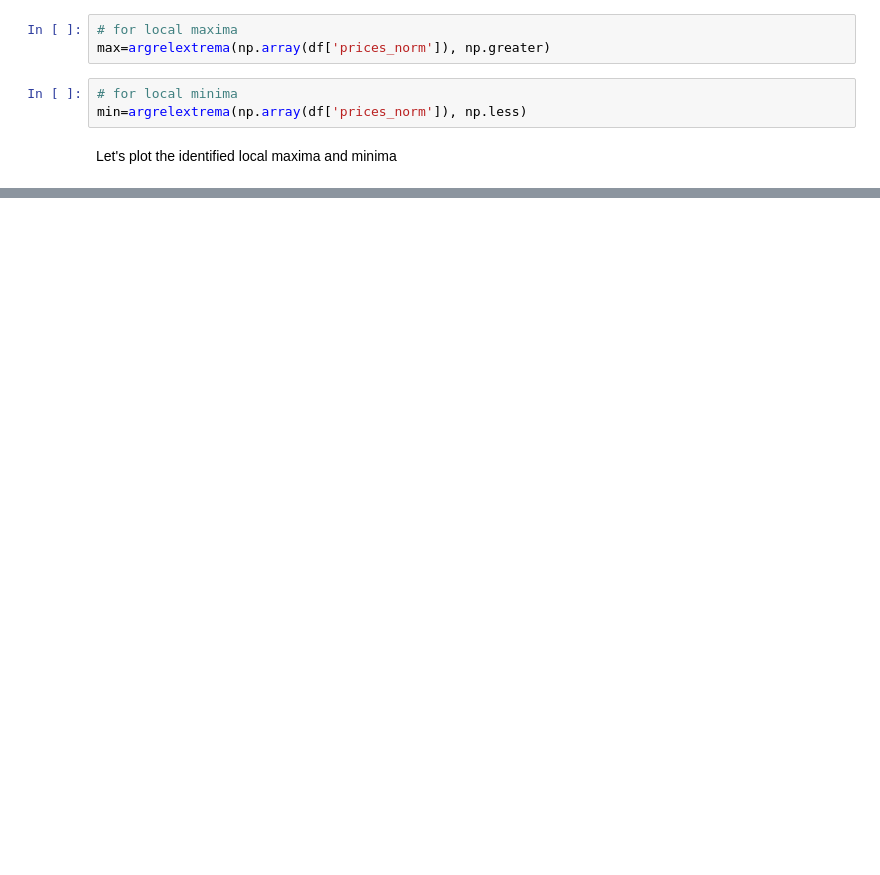
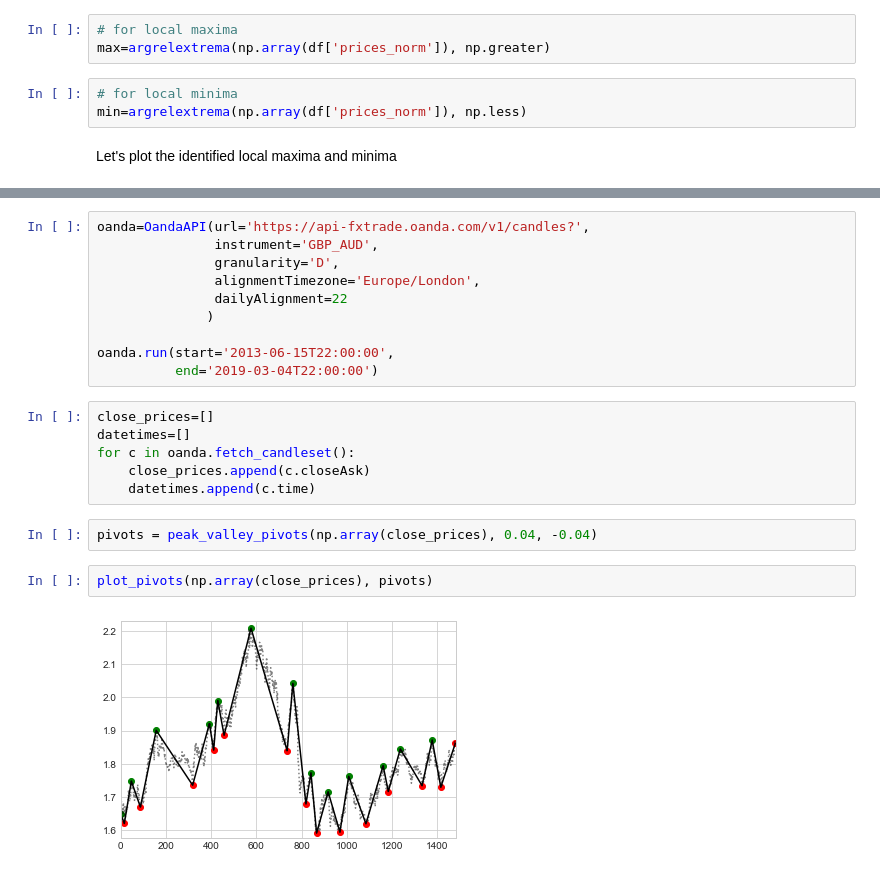
Before and after one commit to FOREXfunguru/FOREX, a Jupyter notebook: learning_nbs/Calculating past bounces on a certain Support or Resistance area.ipynb, the cells around one changed output, grey strips where cells are left out. Saved outputs shown, nothing was run; the diff lists cells and outputs as text; blank space fills up the shorter version.

```diff
--- a/learning_nbs/Calculating past bounces on a certain Support or Resistance area.ipynb
+++ b/learning_nbs/Calculating past bounces on a certain Support or Resistance area.ipynb
@@ -260,0 +305,22 @@ for ix in min[0]:
+# %%
+oanda=OandaAPI(url='https://api-fxtrade.oanda.com/v1/candles?',
+               instrument='GBP_AUD',
+               granularity='D',
+               alignmentTimezone='Europe/London',
+               dailyAlignment=22
+              )
+
+oanda.run(start='2013-06-15T22:00:00',
+          end='2019-03-04T22:00:00')
+# %%
+close_prices=[]
+datetimes=[]
+for c in oanda.fetch_candleset():
+    close_prices.append(c.closeAsk)
+    datetimes.append(c.time)
+# %%
+pivots = peak_valley_pivots(np.array(close_prices), 0.04, -0.04)
+# %%
+plot_pivots(np.array(close_prices), pivots)
+# %% [output]
+[figure, added]
```
Also changed, not shown: parts of 21 cells of this notebook, 2 other files.
